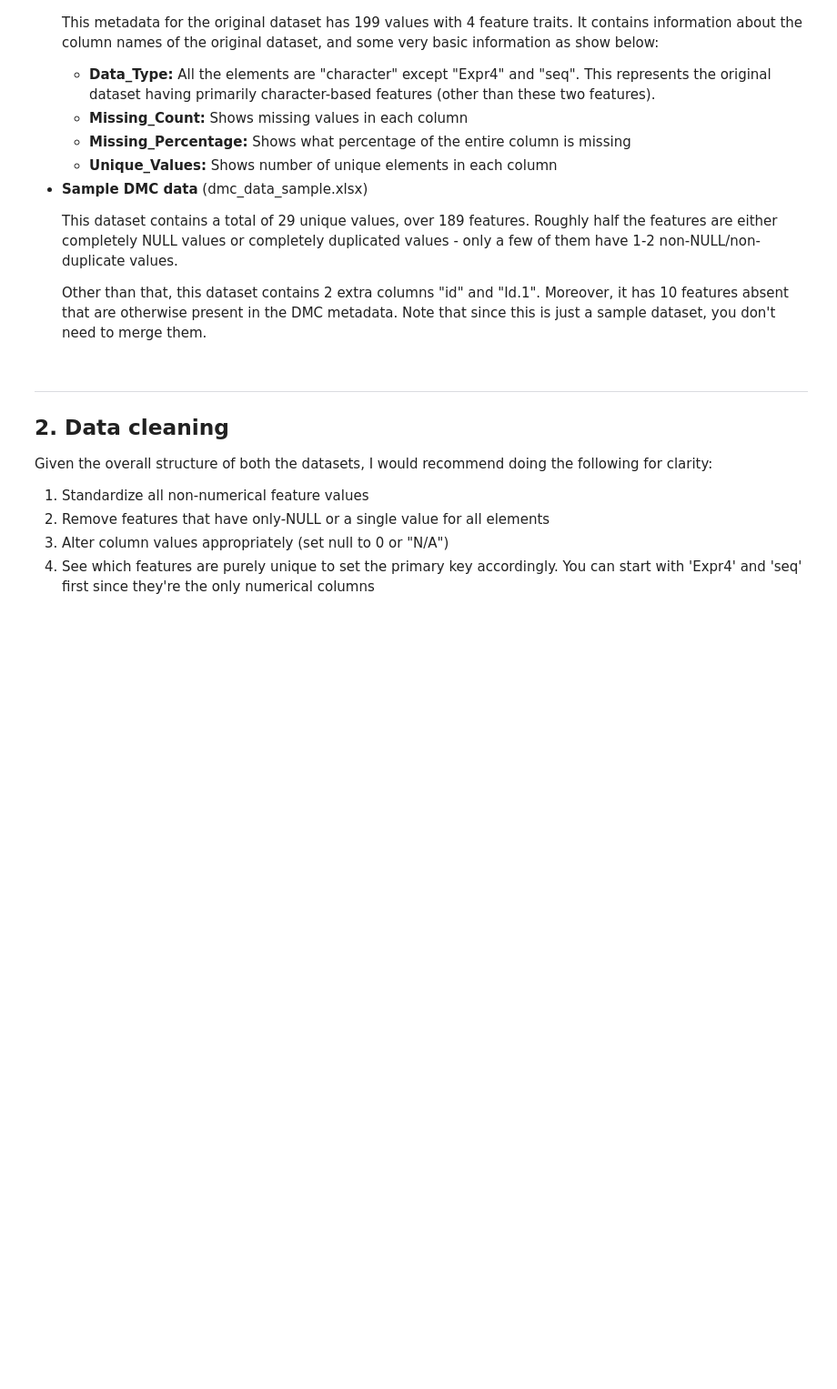
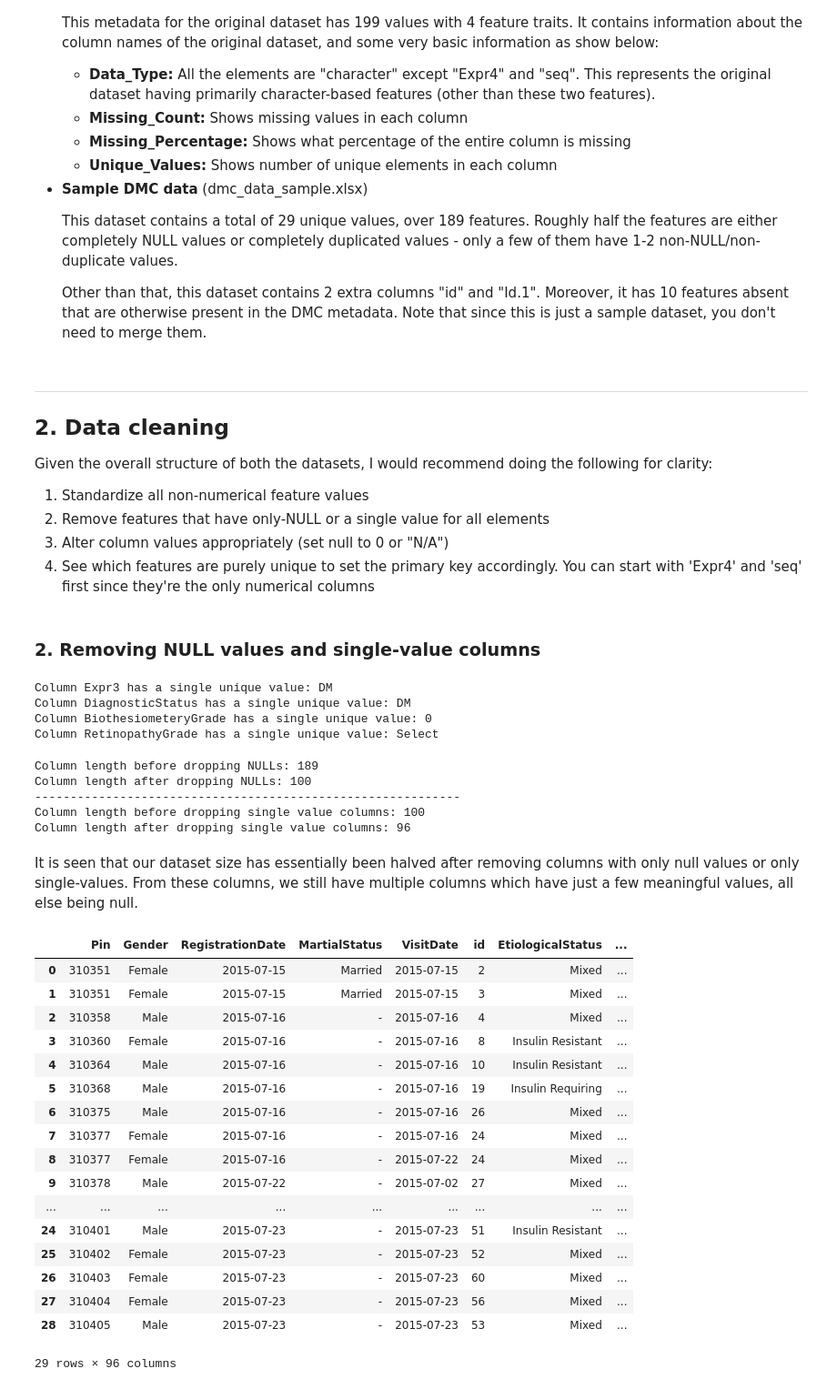
Before and after one commit to taimoorbinnasir/FYP, a Jupyter notebook: Diabetus_code.ipynb, the cells around one changed output. Shown at 91% size. Saved outputs shown, nothing was run; the diff lists cells and outputs as text; code cells hidden in the pictures; blank space fills up the shorter version.

Commit message:
Removed NULL and single-value columns

```diff
--- a/Diabetus_code.ipynb
+++ b/Diabetus_code.ipynb
@@ -195,3 +195,64 @@ Given the overall structure of both the datasets, I would recommend doing the fo
 <li>Alter column values appropriately (set null to 0 or "N/A")</li>
 <li>See which features are purely unique to set the primary key accordingly. You can start with 'Expr4' and 'seq' first since they're the only numerical columns</li>
 </ol>
+# %% [markdown]
+<h3>2. Removing NULL values and single-value columns</h3>
+# %%
+null_cols = []
+single_value_cols = []
+for col in df_sample.columns:
+    if df_sample[col].isna().all():
+        null_cols.append(col)
+
+    if df_sample[col].nunique(dropna=True) == 1 and not df_sample[col].isna().any():
+        single_value_cols.append(col)
+        print(f'Column {col} has a single unique value: {df_sample[col].unique()[0]}')
+# %% [output]
+Column Expr3 has a single unique value: DM
+Column DiagnosticStatus has a single unique value: DM
+Column BiothesiometeryGrade has a single unique value: 0
+Column RetinopathyGrade has a single unique value: Select
+# %%
+# ------------------------------------- RUN ONCE ONLY -------------------------------------
+print('Column length before dropping NULLs:', len(df_sample.columns))
+df_sample.drop(null_cols, axis=1, inplace=True)
+print('Column length after dropping NULLs:', len(df_sample.columns))
+
+print('-'*60)
+
+print('Column length before dropping single value columns:', len(df_sample.columns))
+df_sample.drop(single_value_cols, axis=1, inplace=True)
+print('Column length after dropping single value columns:', len(df_sample.columns))
+# %% [output]
+Column length before dropping NULLs: 189
+Column length after dropping NULLs: 100
+------------------------------------------------------------
+Column length before dropping single value columns: 100
+Column length after dropping single value columns: 96
+# %% [markdown]
+It is seen that our dataset size has essentially been halved after removing columns with only null values or only single-values. From these columns, we still have multiple columns which have just a few meaningful values, all else being null.
+# %%
+# Change null values to '-'
+for col in df_sample.columns:
+    df_sample[col] = df_sample[col].fillna('-')
+# %%
+display(df_sample)
+# %% [output]
+|  | Pin | Gender | RegistrationDate | MartialStatus | VisitDate | id | EtiologicalStatus | ... |
+| 0 | 310351 | Female | 2015-07-15 | Married | 2015-07-15 | 2 | Mixed | ... |
+| 1 | 310351 | Female | 2015-07-15 | Married | 2015-07-15 | 3 | Mixed | ... |
+| 2 | 310358 | Male | 2015-07-16 | - | 2015-07-16 | 4 | Mixed | ... |
+| 3 | 310360 | Female | 2015-07-16 | - | 2015-07-16 | 8 | Insulin Resistant | ... |
+| 4 | 310364 | Male | 2015-07-16 | - | 2015-07-16 | 10 | Insulin Resistant | ... |
+| 5 | 310368 | Male | 2015-07-16 | - | 2015-07-16 | 19 | Insulin Requiring | ... |
+| 6 | 310375 | Male | 2015-07-16 | - | 2015-07-16 | 26 | Mixed | ... |
+| 7 | 310377 | Female | 2015-07-16 | - | 2015-07-16 | 24 | Mixed | ... |
+| 8 | 310377 | Female | 2015-07-16 | - | 2015-07-22 | 24 | Mixed | ... |
+| 9 | 310378 | Male | 2015-07-22 | - | 2015-07-02 | 27 | Mixed | ... |
+| ... | ... | ... | ... | ... | ... | ... | ... | ... |
+| 24 | 310401 | Male | 2015-07-23 | - | 2015-07-23 | 51 | Insulin Resistant | ... |
+| 25 | 310402 | Female | 2015-07-23 | - | 2015-07-23 | 52 | Mixed | ... |
+| 26 | 310403 | Female | 2015-07-23 | - | 2015-07-23 | 60 | Mixed | ... |
+| 27 | 310404 | Female | 2015-07-23 | - | 2015-07-23 | 56 | Mixed | ... |
+| 28 | 310405 | Male | 2015-07-23 | - | 2015-07-23 | 53 | Mixed | ... |
+29 rows × 96 columns
```
Also changed, not shown: parts of 1 cell of this notebook, 1 other file.
